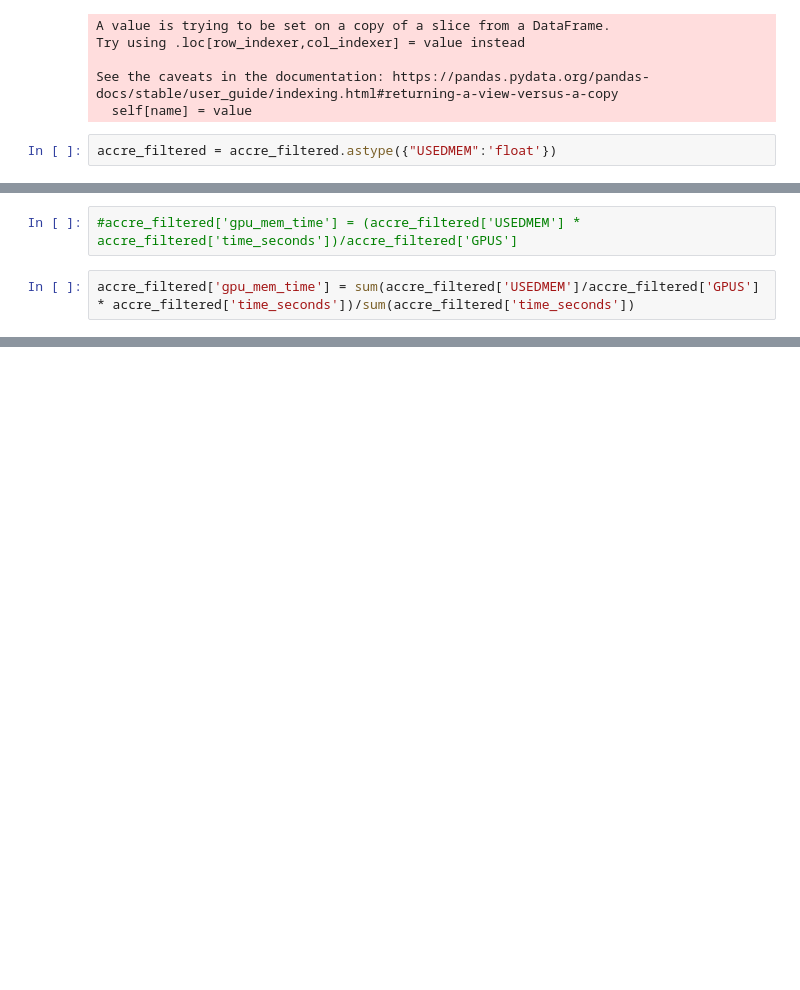
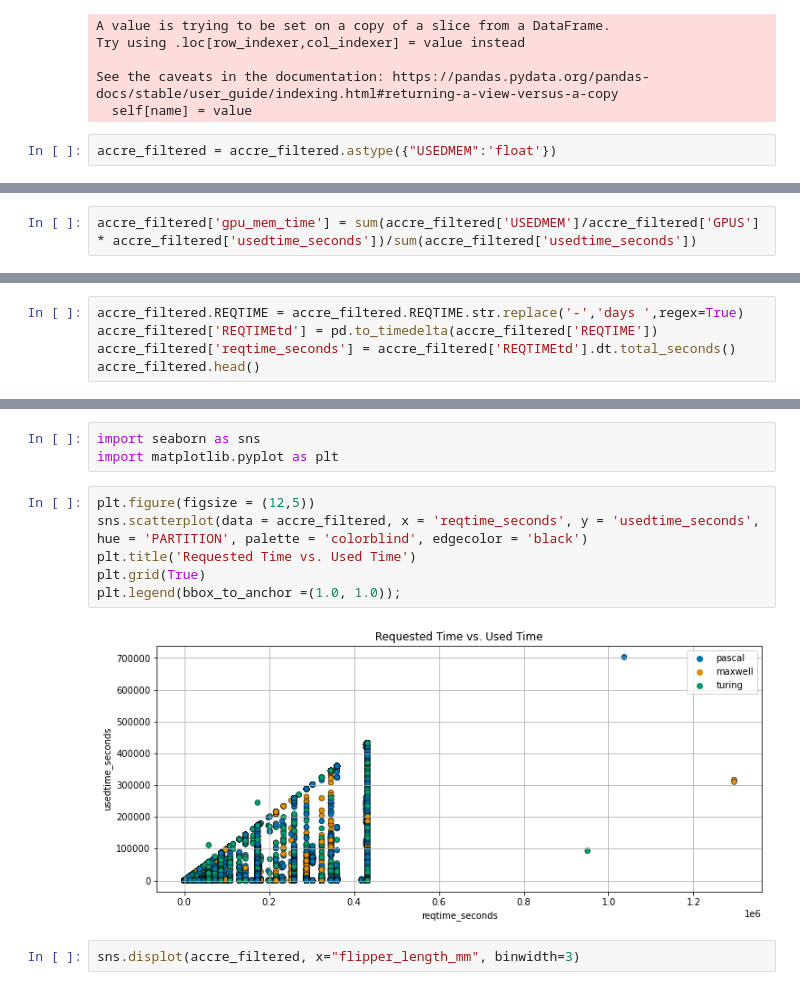
Before and after one commit to essetetsahai/accre_project-jolly_ranchers, a Jupyter notebook: JR_accre.ipynb, the cells around one changed output, grey strips where cells are left out. Drawn from its saved outputs; the diff is of its cells as text; blank space fills up the shorter version.

```diff
--- a/JR_accre.ipynb
+++ b/JR_accre.ipynb
@@ -171,7 +179,5 @@ accre_filtered = accre_filtered.astype({"USEDMEM":'float'})
 # %%
-#accre_filtered['gpu_mem_time'] = (accre_filtered['USEDMEM'] * accre_filtered['time_seconds'])/accre_filtered['GPUS']
+accre_filtered['gpu_mem_time'] = sum(accre_filtered['USEDMEM']/accre_filtered['GPUS'] * accre_filtered['usedtime_seconds'])/sum(accre_filtered['usedtime_seconds'])
-# %%
-accre_filtered['gpu_mem_time'] = sum(accre_filtered['USEDMEM']/accre_filtered['GPUS'] * accre_filtered['time_seconds'])/sum(accre_filtered['time_seconds'])
 # %%
 accre_filtered.head(5)
 # %% [output]
@@ -191,0 +212,5 @@ Name: gpu_mem_time, dtype: float64
+# %%
+accre_filtered.REQTIME = accre_filtered.REQTIME.str.replace('-','days ',regex=True)
+accre_filtered['REQTIMEtd'] = pd.to_timedelta(accre_filtered['REQTIME'])
+accre_filtered['reqtime_seconds'] = accre_filtered['REQTIMEtd'].dt.total_seconds()
+accre_filtered.head()
@@ -191,0 +232,14 @@ Name: gpu_mem_time, dtype: float64
+# %%
+import seaborn as sns
+import matplotlib.pyplot as plt
+# %%
+plt.figure(figsize = (12,5))
+sns.scatterplot(data = accre_filtered, x = 'reqtime_seconds', y = 'usedtime_seconds',
+hue = 'PARTITION', palette = 'colorblind', edgecolor = 'black')
+plt.title('Requested Time vs. Used Time')
+plt.grid(True)
+plt.legend(bbox_to_anchor =(1.0, 1.0));
+# %% [output]
+[figure, added]
+# %%
+sns.displot(accre_filtered, x="flipper_length_mm", binwidth=3)
```
Also changed, not shown: parts of 14 cells of this notebook.
